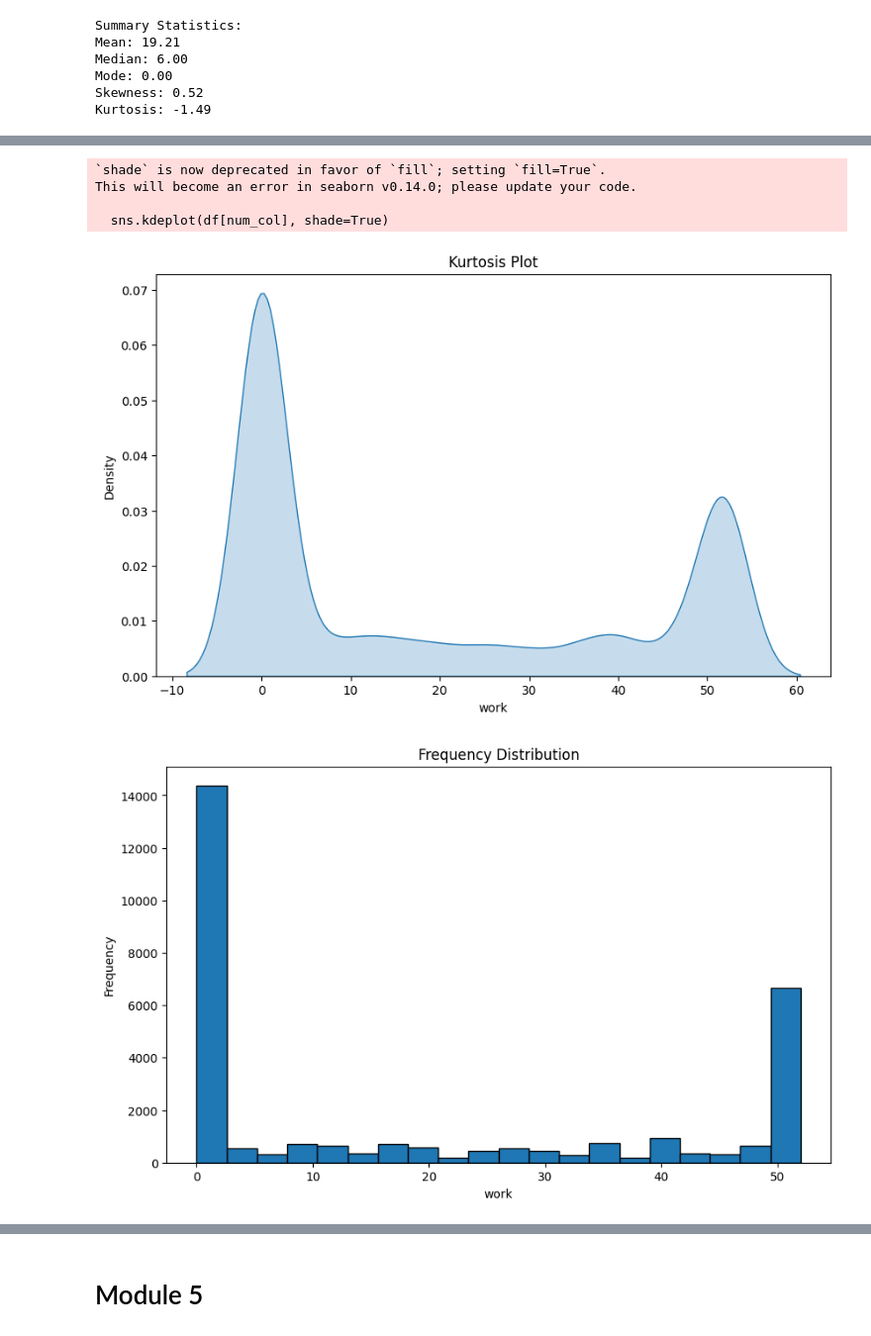
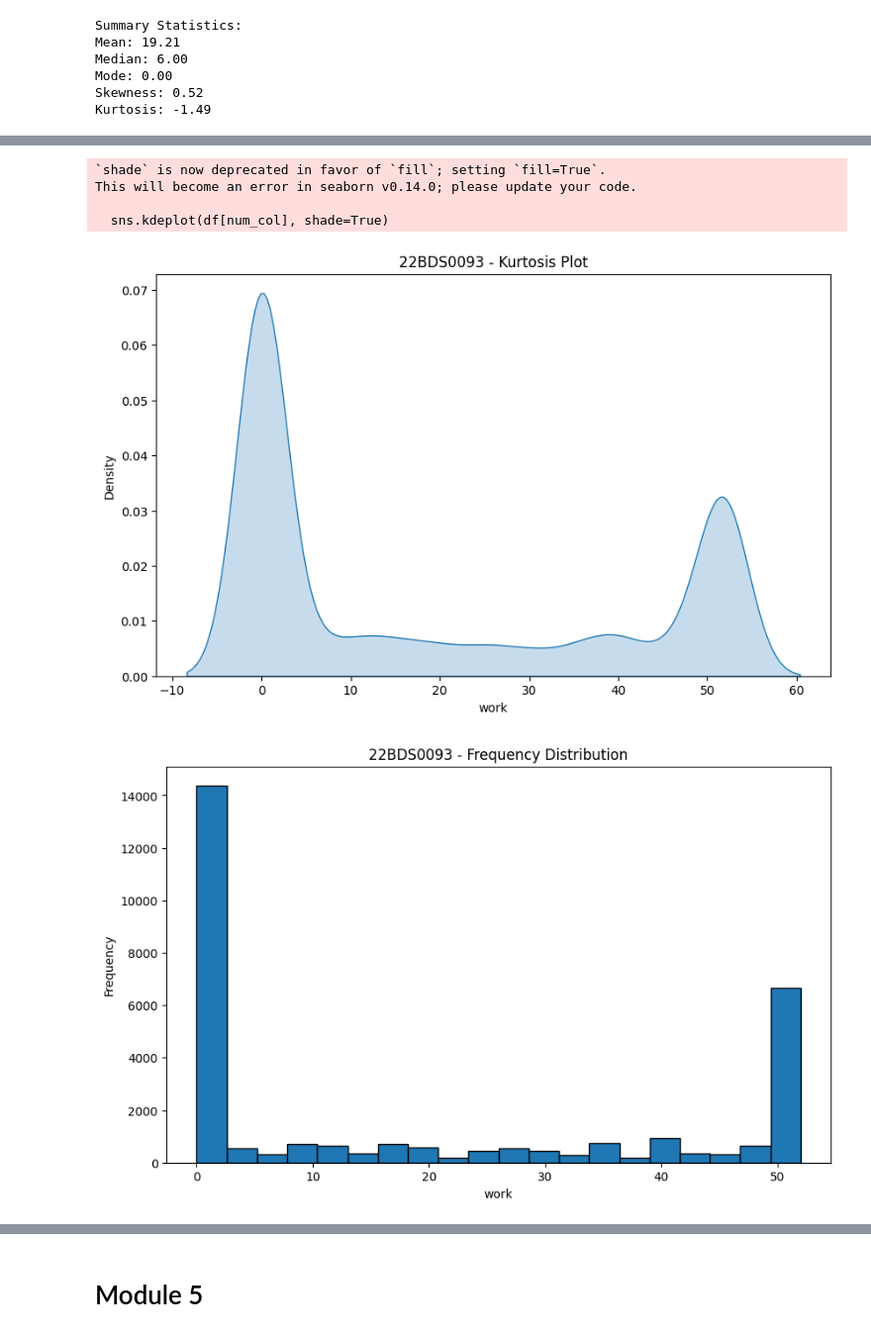
Before and after one commit to devashish1110/EDA_assignments, a Jupyter notebook: 22BDS0093.ipynb, the cells around one changed output, grey strips where cells are left out. Shown at 99% size. Saved outputs shown, nothing was run; the diff lists cells and outputs as text; code cells hidden in the pictures.

```diff
--- a/22BDS0093.ipynb
+++ b/22BDS0093.ipynb
@@ -1332,25 +1334,25 @@ https://gist.github.com/mwaskom/de44147ed2974457ad6372750bbe5751
 # %%
 plt.figure(figsize=(10, 6))
 sns.kdeplot(df[num_col], shade=True)
-plt.title("Kurtosis Plot")
+plt.title("22BDS0093 - Kurtosis Plot")
 plt.xlabel(num_col)
 plt.ylabel("Density")
 plt.show()
 # %% [output]
 `shade` is now deprecated in favor of `fill`; setting `fill=True`.
 This will become an error in seaborn v0.14.0; please update your code.
 
   sns.kdeplot(df[num_col], shade=True)
-[figure, old version]
+[figure, new version]
 # %%
 plt.figure(figsize=(10, 6))
 df[num_col].plot.hist(bins=20, edgecolor='black')
-plt.title('Frequency Distribution')
+plt.title('22BDS0093 - Frequency Distribution')
 plt.xlabel(num_col)
 plt.ylabel('Frequency')
 plt.show()
 # %% [output]
-[figure, old version]
+[figure, new version]
 # %%
 plt.figure(figsize=(10, 6))
 sns.boxplot(x=df[num_col])
```
Also changed, not shown: parts of 28 cells of this notebook.
